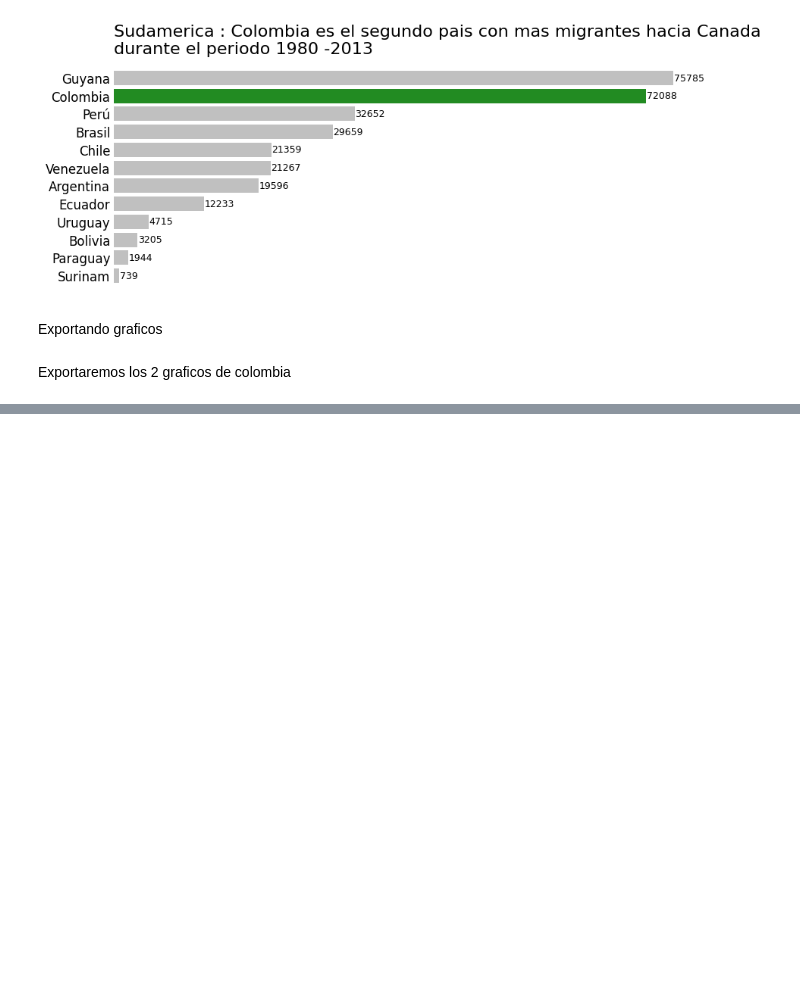
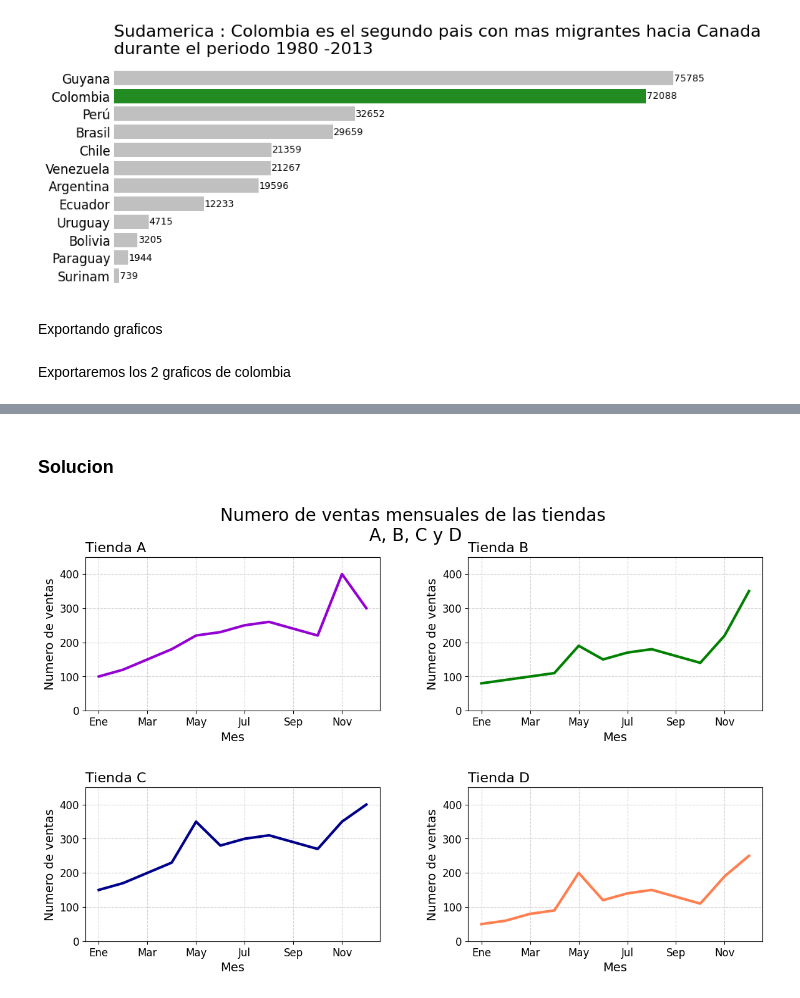
Before and after one commit to Basurero2/Visualizaci0n-de-datos-creando-graficos-con-bibliotecas-de-Python, a Jupyter notebook: Visualización_de_datos_creando_gráficos_con_bibliotecas_de_Python.ipynb, the cells around one changed output, grey strips where cells are left out. Cells and saved outputs as stored; diff of their text form; code cells hidden in the pictures; blank space fills up the shorter version.

```diff
--- a/Visualización_de_datos_creando_gráficos_con_bibliotecas_de_Python.ipynb
+++ b/Visualización_de_datos_creando_gráficos_con_bibliotecas_de_Python.ipynb
@@ -1009,0 +1068,17 @@ plt.show()     #mostramos la grafica ya con los datos
+# %%
+tiendas = ['A', 'B', 'C', 'D']
+ventas_2022 = {'Ene': [100, 80, 150, 50],
+    'Feb': [120, 90, 170, 60],
+    'Mar': [150, 100, 200, 80],
+    'Abr': [180, 110, 230, 90],
+    'May': [220, 190, 350, 200],
+    'Jun': [230, 150, 280, 120],
+    'Jul': [250, 170, 300, 140],
+    'Ago': [260, 180, 310, 150],
+    'Sep': [240, 160, 290, 130],
+    'Oct': [220, 140, 270, 110],
+    'Nov': [400, 220, 350, 190],
+    'Dec': [300, 350, 400, 250]}
+# %%
+df_tiendas = pd.DataFrame(ventas_2022, index=tiendas)
+df_tiendas
@@ -1009,0 +1108,39 @@ plt.show()     #mostramos la grafica ya con los datos
+# %% [markdown]
+### Solucion
+# %%
+fig_2, ax_2 = plt.subplots(2,2, figsize=(14,8))
+
+fig_2.subplots_adjust(hspace=0.5, wspace=0.3)
+fig_2.suptitle("Numero de ventas mensuales de las tiendas\n A, B, C y D", fontsize=20)
+
+ax_2[0,0].plot(df_tiendas.loc["A"], color="darkviolet", lw=3)
+ax_2[0,0].set_title("Tienda A", loc="left", fontsize=16)
+
+ax_2[0,1].plot(df_tiendas.loc["B"], color="green", lw=3)
+ax_2[0,1].set_title("Tienda B", loc="left", fontsize=16)
+
+
+ax_2[1,0].plot(df_tiendas.loc["C"], color="darkblue", lw=3)
+ax_2[1,0].set_title("Tienda C", loc="left", fontsize=16)
+
+
+ax_2[1,1].plot(df_tiendas.loc["D"], color="coral", lw=3)
+ax_2[1,1].set_title("Tienda D", loc="left", fontsize=16)
+
+for ax in ax_2.flat:
+  ax.set_xlabel("Mes", fontsize=14)
+  ax.set_ylabel("Numero de ventas", fontsize=14)
+  ax.xaxis.set_major_locator(plt.MultipleLocator(2))
+  ax.tick_params(labelsize=12)
+  ax.grid(color='lightgrey', linestyle="--")
+
+
+ymin = 0
+ymax = df_tiendas.max().max() + 50  #serie con maximos de cada mes, obtiene el max de esa serie
+
+for ax in ax_2.ravel():
+  ax.set_ylim(ymin, ymax)
+
+plt.show()
+# %% [output]
+[figure, added]
```
Also changed, not shown: parts of 81 cells of this notebook.
